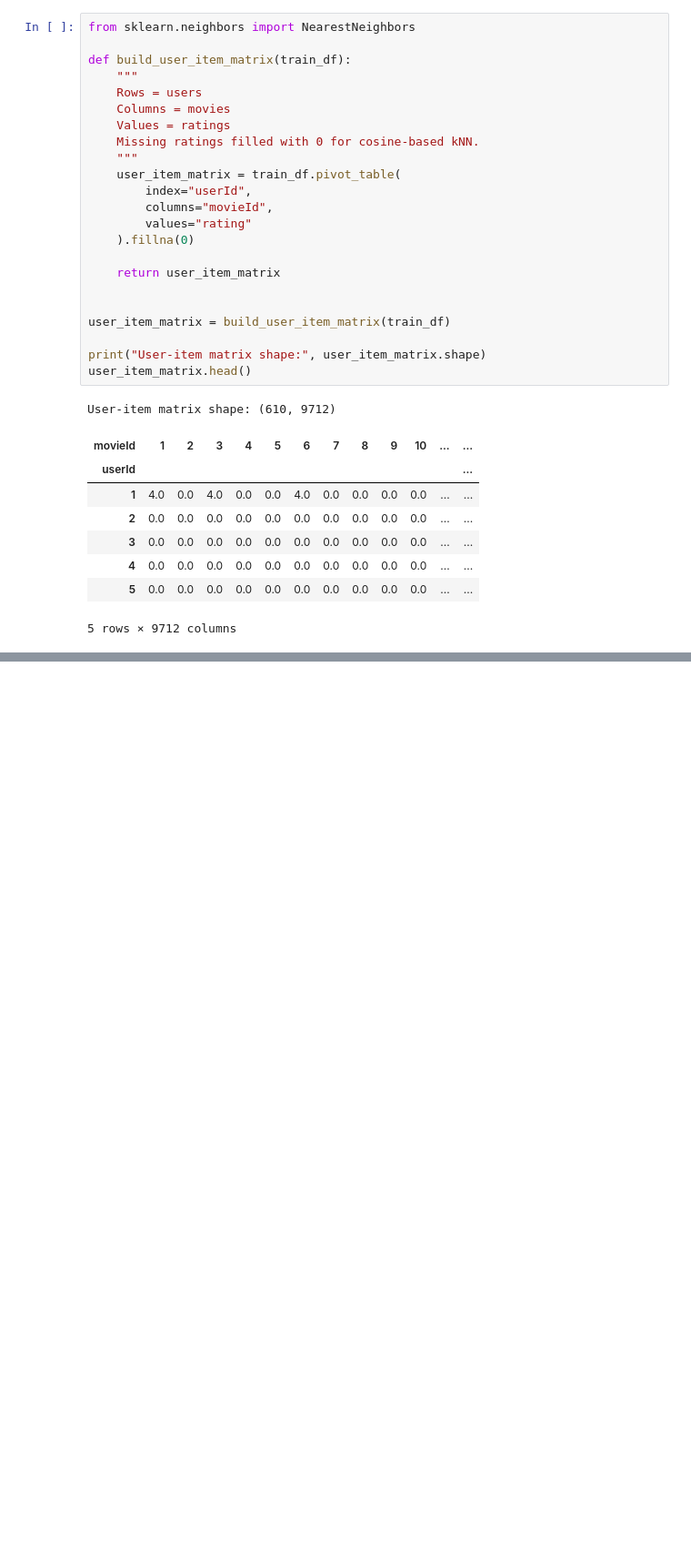
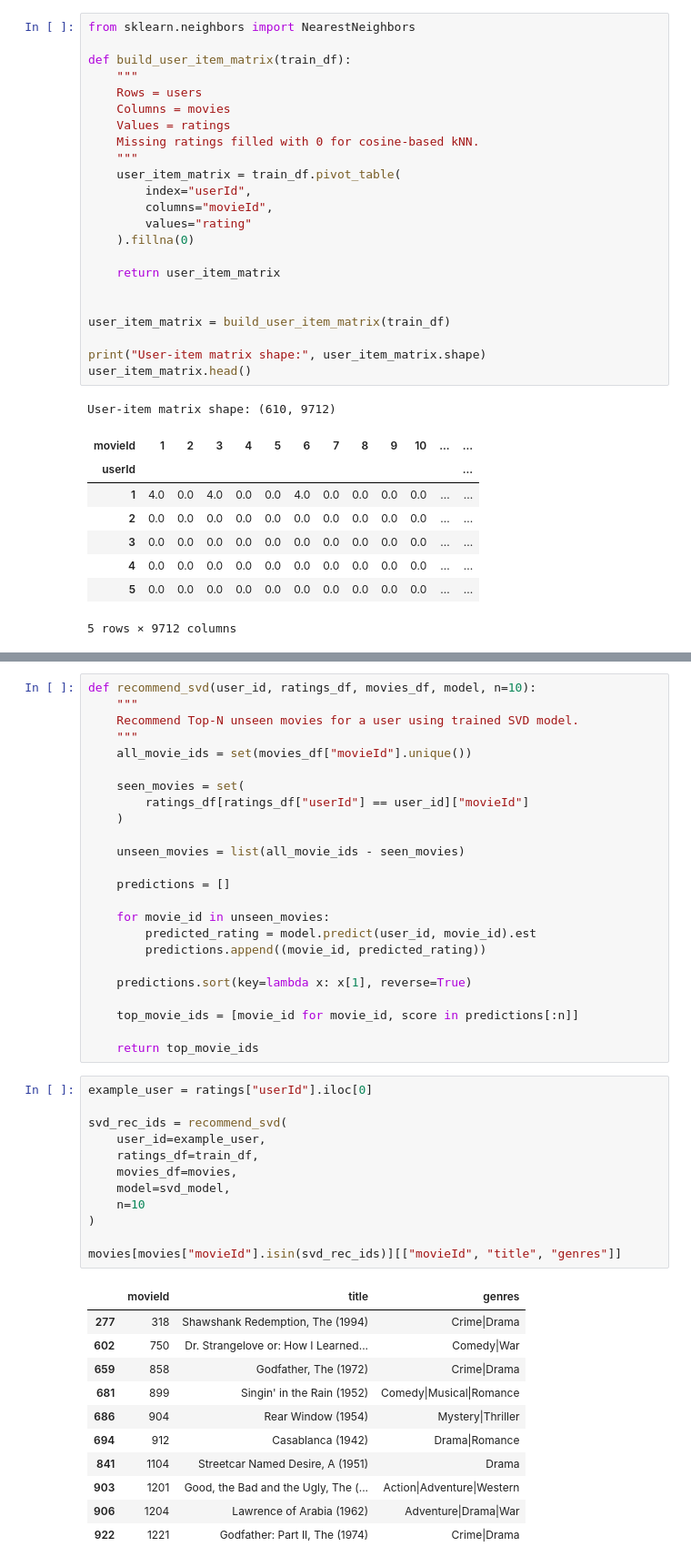
Before and after one commit to tyler-howell-git/Top-N-Recommendation, a Jupyter notebook: Demo.ipynb, the cells around one changed output, grey strips where cells are left out. Shown at 91% size. Drawn from its saved outputs; the diff is of its cells as text; blank space fills up the shorter version.

```diff
--- a/Demo.ipynb
+++ b/Demo.ipynb
@@ -209,0 +490,48 @@ User-item matrix shape: (610, 9712)
+# %%
+def recommend_svd(user_id, ratings_df, movies_df, model, n=10):
+    """
+    Recommend Top-N unseen movies for a user using trained SVD model.
+    """
+    all_movie_ids = set(movies_df["movieId"].unique())
+
+    seen_movies = set(
+        ratings_df[ratings_df["userId"] == user_id]["movieId"]
+    )
+
+    unseen_movies = list(all_movie_ids - seen_movies)
+
+    predictions = []
+
+    for movie_id in unseen_movies:
+        predicted_rating = model.predict(user_id, movie_id).est
+        predictions.append((movie_id, predicted_rating))
+
+    predictions.sort(key=lambda x: x[1], reverse=True)
+
+    top_movie_ids = [movie_id for movie_id, score in predictions[:n]]
+
+    return top_movie_ids
+# %%
+example_user = ratings["userId"].iloc[0]
+
+svd_rec_ids = recommend_svd(
+    user_id=example_user,
+    ratings_df=train_df,
+    movies_df=movies,
+    model=svd_model,
+    n=10
+)
+
+movies[movies["movieId"].isin(svd_rec_ids)][["movieId", "title", "genres"]]
+# %% [output]
+|  | movieId | title | genres |
+| 277 | 318 | Shawshank Redemption, The (1994) | Crime|Drama |
+| 602 | 750 | Dr. Strangelove or: How I Learned... | Comedy|War |
+| 659 | 858 | Godfather, The (1972) | Crime|Drama |
+| 681 | 899 | Singin' in the Rain (1952) | Comedy|Musical|Romance |
+| 686 | 904 | Rear Window (1954) | Mystery|Thriller |
+| 694 | 912 | Casablanca (1942) | Drama|Romance |
+| 841 | 1104 | Streetcar Named Desire, A (1951) | Drama |
+| 903 | 1201 | Good, the Bad and the Ugly, The (... | Action|Adventure|Western |
+| 906 | 1204 | Lawrence of Arabia (1962) | Adventure|Drama|War |
+| 922 | 1221 | Godfather: Part II, The (1974) | Crime|Drama |
```
Also changed, not shown: parts of 14 cells of this notebook.
